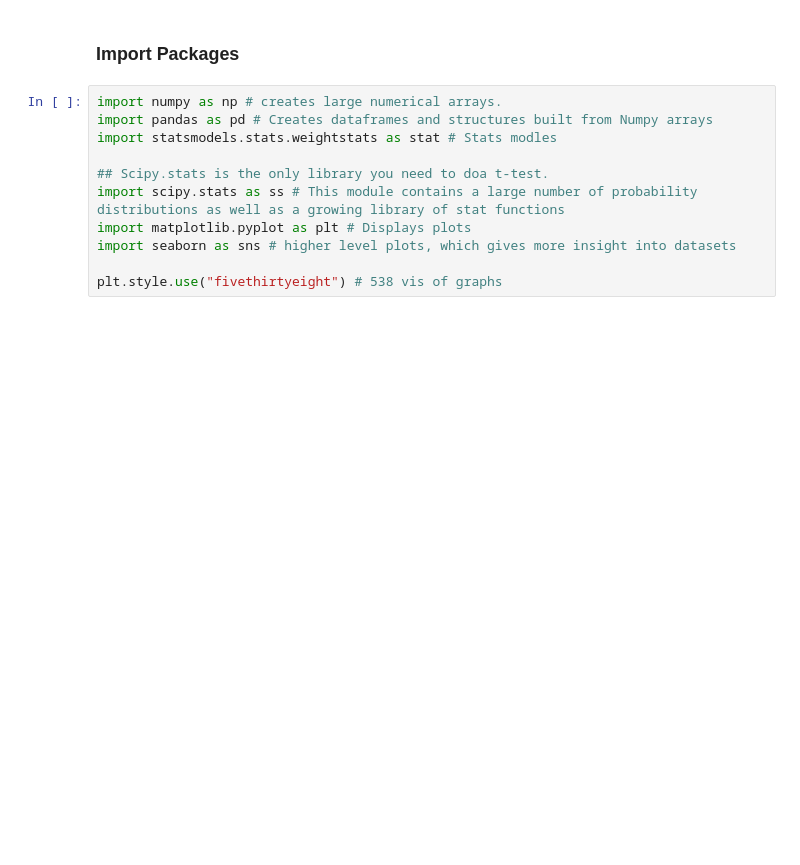
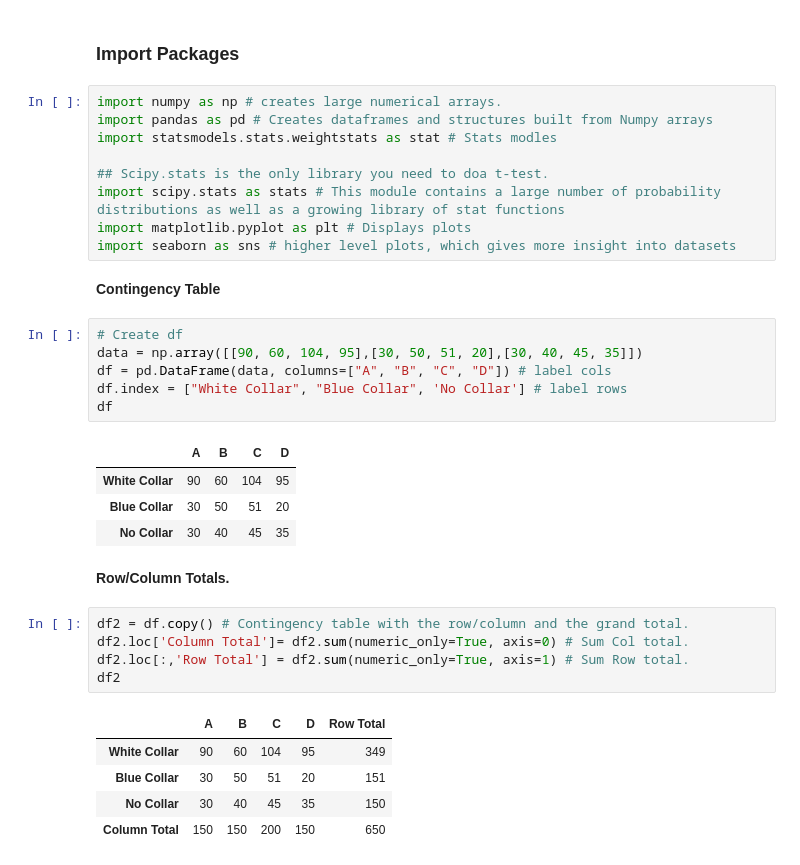
Before and after one commit to daithimarkham/Machine-Learning-and-Statistics-Assessment, a Jupyter notebook: Tasks.ipynb, the cells around one changed output. Saved outputs shown, nothing was run; the diff lists cells and outputs as text; blank space fills up the shorter version.

```diff
--- a/Tasks.ipynb
+++ b/Tasks.ipynb
@@ -275,8 +264,32 @@ import pandas as pd # Creates dataframes and structures built from Numpy arrays
 import statsmodels.stats.weightstats as stat # Stats modles
 
 ## Scipy.stats is the only library you need to doa t-test.
-import scipy.stats as ss # This module contains a large number of probability distributions as well as a growing library of stat functions
+import scipy.stats as stats # This module contains a large number of probability distributions as well as a growing library of stat functions
 import matplotlib.pyplot as plt # Displays plots
 import seaborn as sns # higher level plots, which gives more insight into datasets
-
-plt.style.use("fivethirtyeight") # 538 vis of graphs
+# %% [markdown]
+**Contingency Table**
+# %%
+# Create df
+data = np.array([[90, 60, 104, 95],[30, 50, 51, 20],[30, 40, 45, 35]])
+df = pd.DataFrame(data, columns=["A", "B", "C", "D"]) # label cols
+df.index = ["White Collar", "Blue Collar", 'No Collar'] # label rows
+df
+# %% [output]
+|  | A | B | C | D |
+| White Collar | 90 | 60 | 104 | 95 |
+| Blue Collar | 30 | 50 | 51 | 20 |
+| No Collar | 30 | 40 | 45 | 35 |
+# %% [markdown]
+**Row/Column Totals.**
+# %%
+df2 = df.copy() # Contingency table with the row/column and the grand total.
+df2.loc['Column Total']= df2.sum(numeric_only=True, axis=0) # Sum Col total.
+df2.loc[:,'Row Total'] = df2.sum(numeric_only=True, axis=1) # Sum Row total.
+df2
+# %% [output]
+|  | A | B | C | D | Row Total |
+| White Collar | 90 | 60 | 104 | 95 | 349 |
+| Blue Collar | 30 | 50 | 51 | 20 | 151 |
+| No Collar | 30 | 40 | 45 | 35 | 150 |
+| Column Total | 150 | 150 | 200 | 150 | 650 |
```
Also changed, not shown: parts of 15 cells of this notebook.
